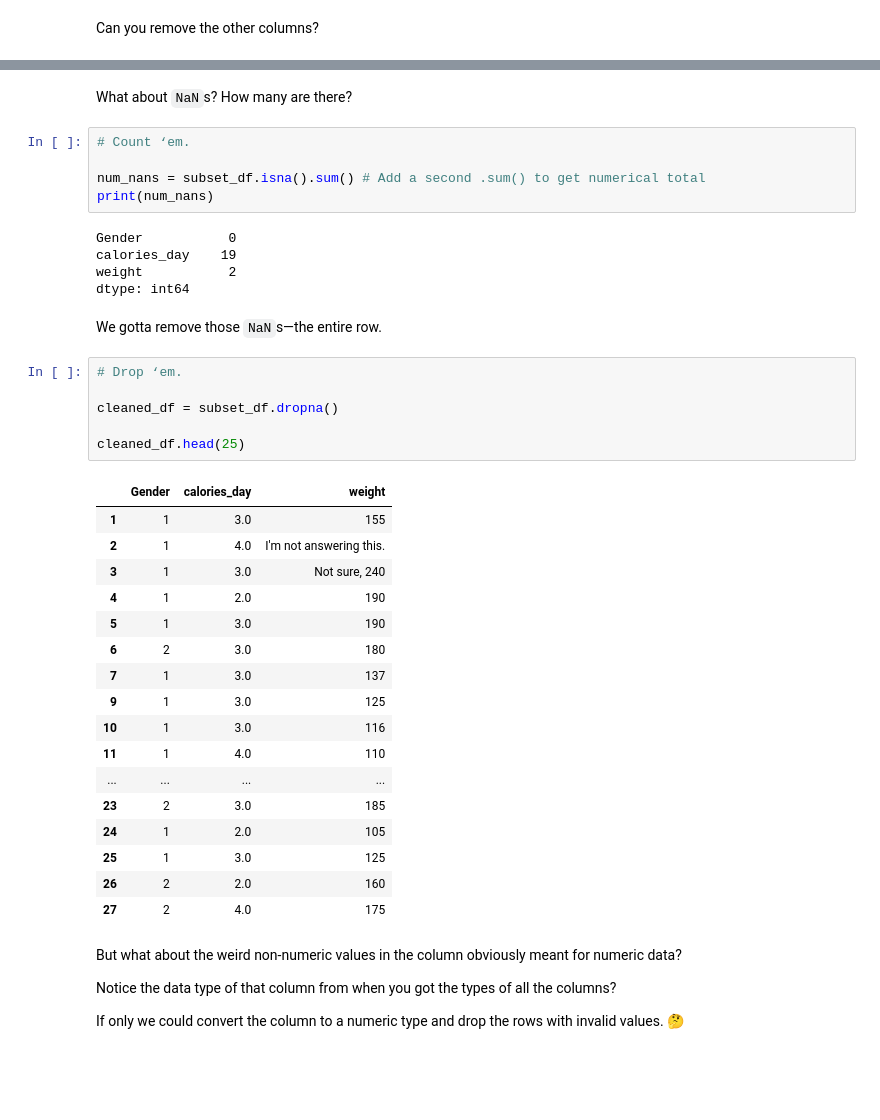
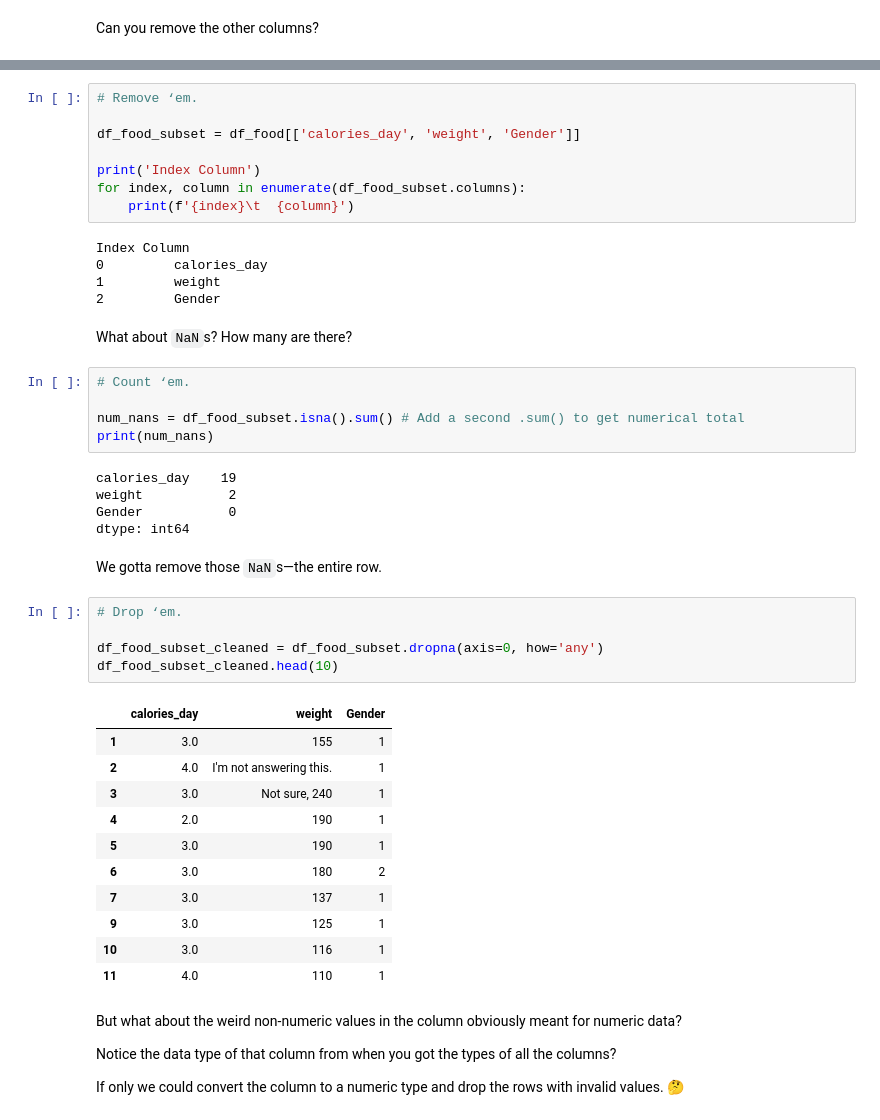
Before and after one commit to kyleryxn/2024-DS-Wed, a Jupyter notebook: Week-02-DS-Overview-and-Data/Exercise-KS.ipynb, the cells around one changed output, grey strips where cells are left out. Drawn from its saved outputs; the diff is of its cells as text; blank space fills up the shorter version.

```diff
--- a/Week-02-DS-Overview-and-Data/Exercise-KS.ipynb
+++ b/Week-02-DS-Overview-and-Data/Exercise-KS.ipynb
@@ -79,41 +68,47 @@ subset_df.head()
+# %%
+# Remove ‘em.
+
+df_food_subset = df_food[['calories_day', 'weight', 'Gender']]
+
+print('Index Column')
+for index, column in enumerate(df_food_subset.columns):
+    print(f'{index}\t  {column}')
+# %% [output]
+Index Column
+0         calories_day
+1         weight
+2         Gender
 # %% [markdown]
 What about `NaN`s? How many are there?
 # %%
 # Count ‘em.
 
-num_nans = subset_df.isna().sum() # Add a second .sum() to get numerical total
+num_nans = df_food_subset.isna().sum() # Add a second .sum() to get numerical total
 print(num_nans)
 # %% [output]
-Gender           0
 calories_day    19
 weight           2
+Gender           0
 dtype: int64
 # %% [markdown]
 We gotta remove those `NaN`s―the entire row.
 # %%
 # Drop ‘em.
 
-cleaned_df = subset_df.dropna()
-
-cleaned_df.head(25)
+df_food_subset_cleaned = df_food_subset.dropna(axis=0, how='any')
+df_food_subset_cleaned.head(10)
 # %% [output]
-|  | Gender | calories_day | weight |
-| 1 | 1 | 3.0 | 155 |
-| 2 | 1 | 4.0 | I'm not answering this. |
-| 3 | 1 | 3.0 | Not sure, 240 |
-| 4 | 1 | 2.0 | 190 |
-| 5 | 1 | 3.0 | 190 |
-| 6 | 2 | 3.0 | 180 |
-| 7 | 1 | 3.0 | 137 |
-| 9 | 1 | 3.0 | 125 |
-| 10 | 1 | 3.0 | 116 |
-| 11 | 1 | 4.0 | 110 |
-| ... | ... | ... | ... |
-| 23 | 2 | 3.0 | 185 |
-| 24 | 1 | 2.0 | 105 |
-| 25 | 1 | 3.0 | 125 |
-| 26 | 2 | 2.0 | 160 |
-| 27 | 2 | 4.0 | 175 |
+|  | calories_day | weight | Gender |
+| 1 | 3.0 | 155 | 1 |
+| 2 | 4.0 | I'm not answering this. | 1 |
+| 3 | 3.0 | Not sure, 240 | 1 |
+| 4 | 2.0 | 190 | 1 |
+| 5 | 3.0 | 190 | 1 |
+| 6 | 3.0 | 180 | 2 |
+| 7 | 3.0 | 137 | 1 |
+| 9 | 3.0 | 125 | 1 |
+| 10 | 3.0 | 116 | 1 |
+| 11 | 4.0 | 110 | 1 |
 # %% [markdown]
 But what about the weird non-numeric values in the column obviously meant for numeric data?
 
```
Also changed, not shown: parts of 28 cells of this notebook, 2 other files.
